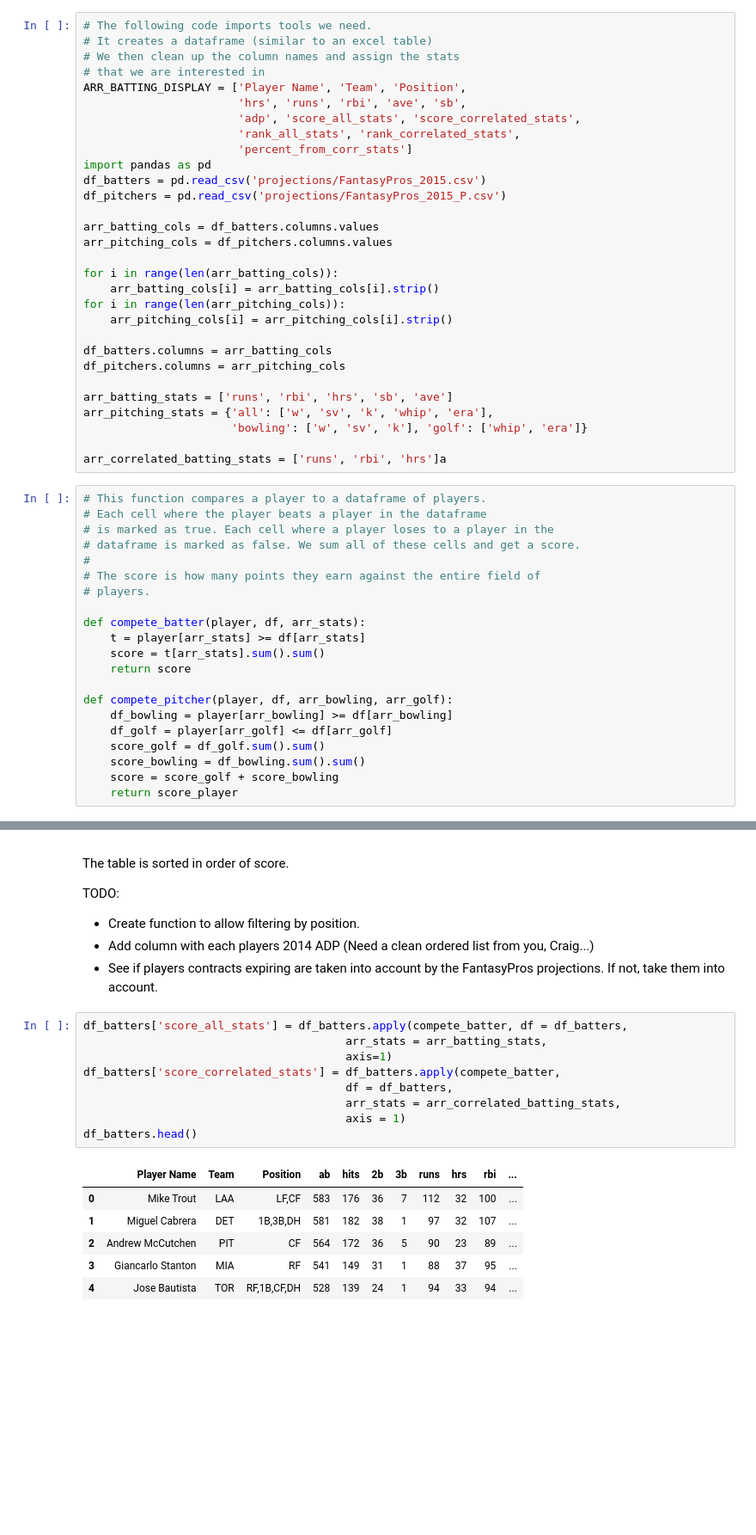
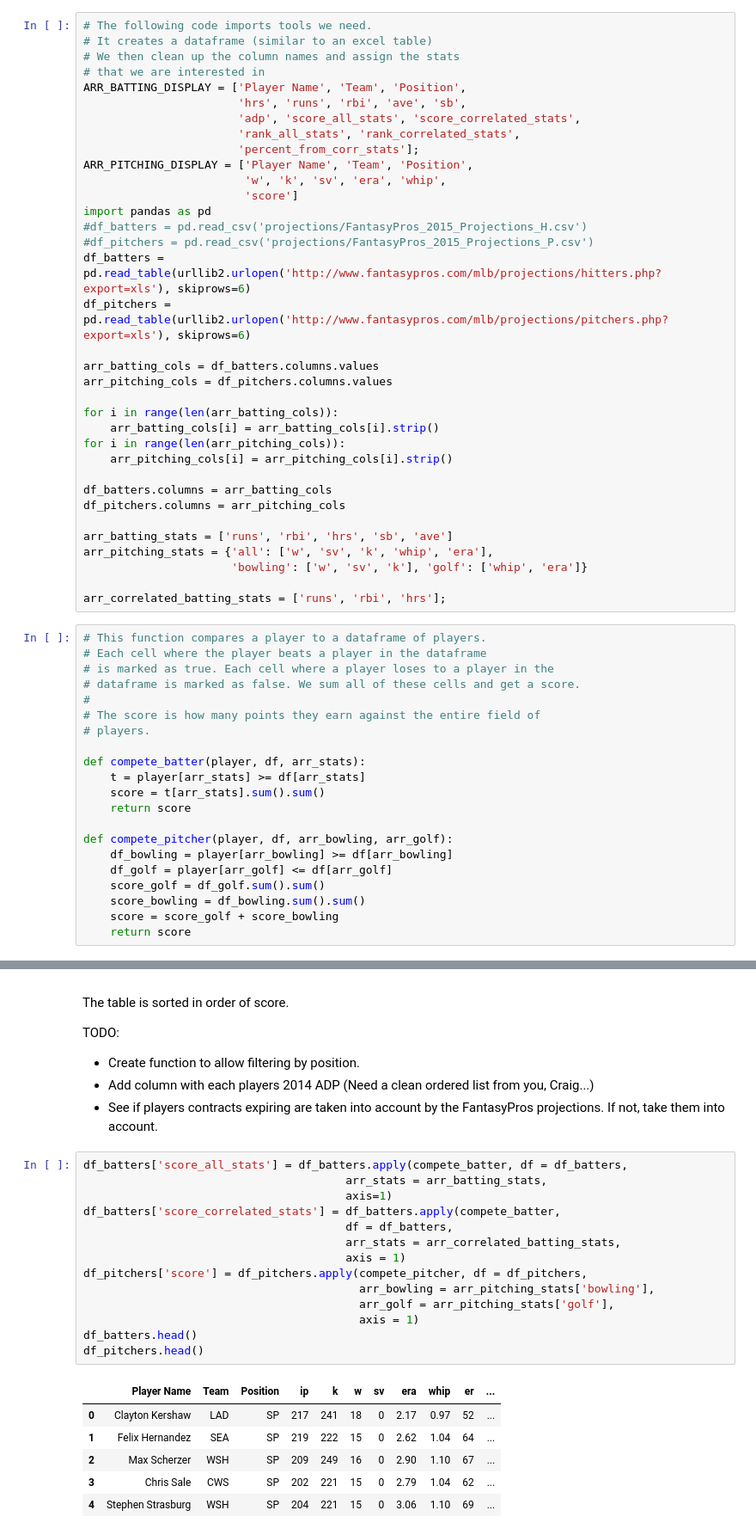
Before and after one commit to eihli/baseball-fantasy-draft, a Jupyter notebook: Simulated-Rankings.ipynb, the cells around one changed output, grey strips where cells are left out. Shown at 86% size. Saved outputs shown, nothing was run; the diff lists cells and outputs as text; blank space fills up the shorter version.

```diff
--- a/Simulated-Rankings.ipynb
+++ b/Simulated-Rankings.ipynb
@@ -7,10 +10,15 @@ ARR_BATTING_DISPLAY = ['Player Name', 'Team', 'Position',
                        'hrs', 'runs', 'rbi', 'ave', 'sb',
                        'adp', 'score_all_stats', 'score_correlated_stats',
                        'rank_all_stats', 'rank_correlated_stats',
-                       'percent_from_corr_stats']
+                       'percent_from_corr_stats'];
+ARR_PITCHING_DISPLAY = ['Player Name', 'Team', 'Position',
+                        'w', 'k', 'sv', 'era', 'whip',
+                        'score']
 import pandas as pd
-df_batters = pd.read_csv('projections/FantasyPros_2015.csv')
-df_pitchers = pd.read_csv('projections/FantasyPros_2015_P.csv')
+#df_batters = pd.read_csv('projections/FantasyPros_2015_Projections_H.csv')
+#df_pitchers = pd.read_csv('projections/FantasyPros_2015_Projections_P.csv')
+df_batters = pd.read_table(urllib2.urlopen('http://www.fantasypros.com/mlb/projections/hitters.php?export=xls'), skiprows=6)
+df_pitchers = pd.read_table(urllib2.urlopen('http://www.fantasypros.com/mlb/projections/pitchers.php?export=xls'), skiprows=6)
 
 arr_batting_cols = df_batters.columns.values
 arr_pitching_cols = df_pitchers.columns.values
@@ -27,7 +35,7 @@ arr_batting_stats = ['runs', 'rbi', 'hrs', 'sb', 'ave']
 arr_pitching_stats = {'all': ['w', 'sv', 'k', 'whip', 'era'],
                       'bowling': ['w', 'sv', 'k'], 'golf': ['whip', 'era']}
 
-arr_correlated_batting_stats = ['runs', 'rbi', 'hrs']a
+arr_correlated_batting_stats = ['runs', 'rbi', 'hrs'];
 # %%
 # This function compares a player to a dataframe of players.
 # Each cell where the player beats a player in the dataframe
@@ -48,7 +56,7 @@ def compete_pitcher(player, df, arr_bowling, arr_golf):
     score_golf = df_golf.sum().sum()
     score_bowling = df_bowling.sum().sum()
     score = score_golf + score_bowling
-    return score_player
+    return score
 # %% [markdown]
 ## Correlation
 
@@ -88,19 +96,24 @@ TODO:
 # %%
 df_batters['score_all_stats'] = df_batters.apply(compete_batter, df = df_batters,
                                        arr_stats = arr_batting_stats,
                                        axis=1)
 df_batters['score_correlated_stats'] = df_batters.apply(compete_batter,
                                        df = df_batters,
                                        arr_stats = arr_correlated_batting_stats,
                                        axis = 1)
+df_pitchers['score'] = df_pitchers.apply(compete_pitcher, df = df_pitchers,
+                                         arr_bowling = arr_pitching_stats['bowling'],
+                                         arr_golf = arr_pitching_stats['golf'],
+                                         axis = 1)
 df_batters.head()
+df_pitchers.head()
 # %% [output]
-|  | Player Name | Team | Position | ab | hits | 2b | 3b | runs | hrs | rbi | ... |
-| 0 | Mike Trout | LAA | LF,CF | 583 | 176 | 36 | 7 | 112 | 32 | 100 | ... |
-| 1 | Miguel Cabrera | DET | 1B,3B,DH | 581 | 182 | 38 | 1 | 97 | 32 | 107 | ... |
-| 2 | Andrew McCutchen | PIT | CF | 564 | 172 | 36 | 5 | 90 | 23 | 89 | ... |
-| 3 | Giancarlo Stanton | MIA | RF | 541 | 149 | 31 | 1 | 88 | 37 | 95 | ... |
-| 4 | Jose Bautista | TOR | RF,1B,CF,DH | 528 | 139 | 24 | 1 | 94 | 33 | 94 | ... |
+|  | Player Name | Team | Position | ip | k | w | sv | era | whip | er | ... |
+| 0 | Clayton Kershaw | LAD | SP | 217 | 241 | 18 | 0 | 2.17 | 0.97 | 52 | ... |
+| 1 | Felix Hernandez | SEA | SP | 219 | 222 | 15 | 0 | 2.62 | 1.04 | 64 | ... |
+| 2 | Max Scherzer | WSH | SP | 209 | 249 | 16 | 0 | 2.90 | 1.10 | 67 | ... |
+| 3 | Chris Sale | CWS | SP | 202 | 221 | 15 | 0 | 2.79 | 1.04 | 62 | ... |
+| 4 | Stephen Strasburg | WSH | SP | 204 | 221 | 15 | 0 | 3.06 | 1.10 | 69 | ... |
 # %% [markdown]
 ## Ranking Batters
 Below, I store the Average Draft Position of each player in the 'adp'
```
Also changed, not shown: parts of 7 cells of this notebook, 1 other file.
